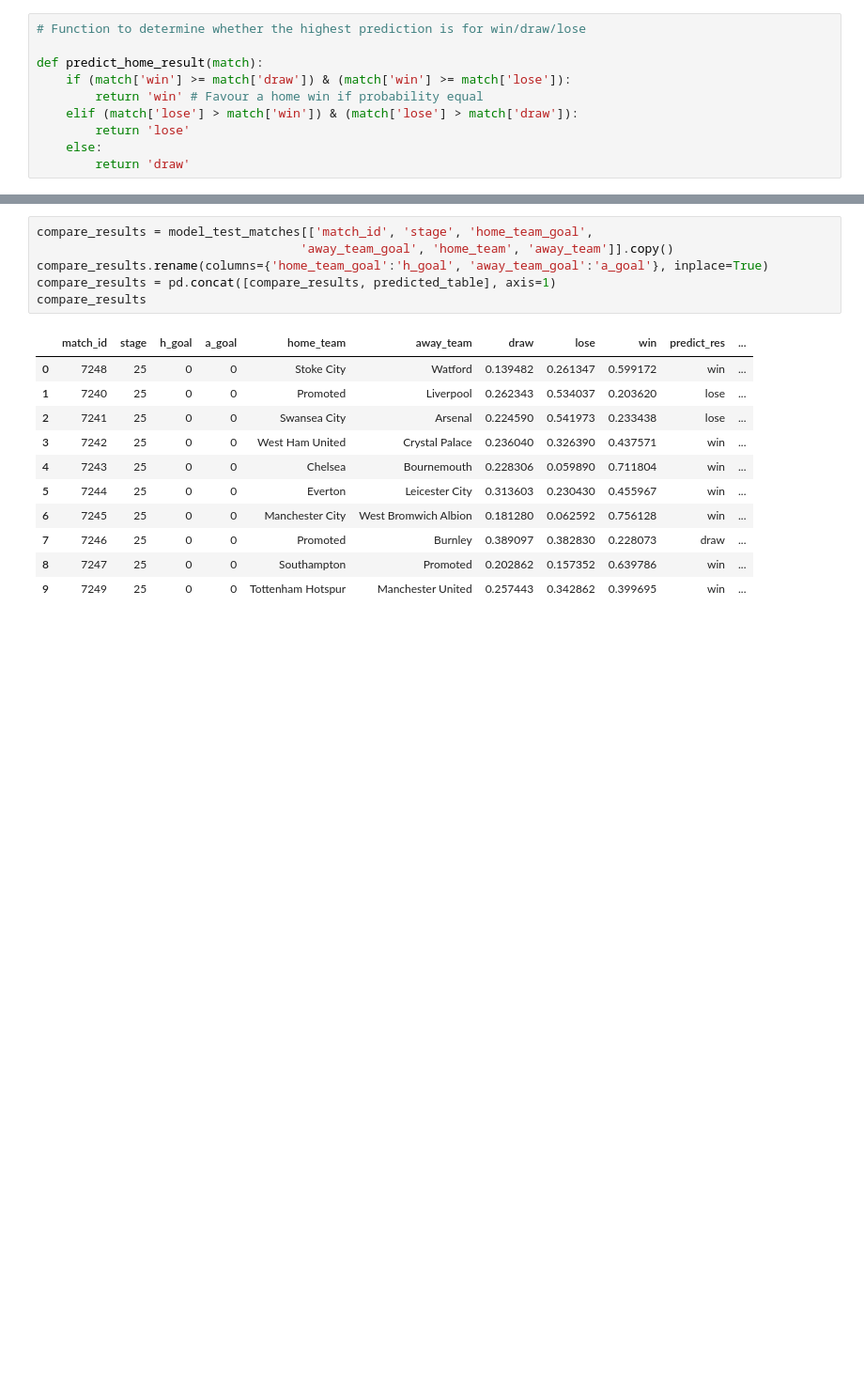
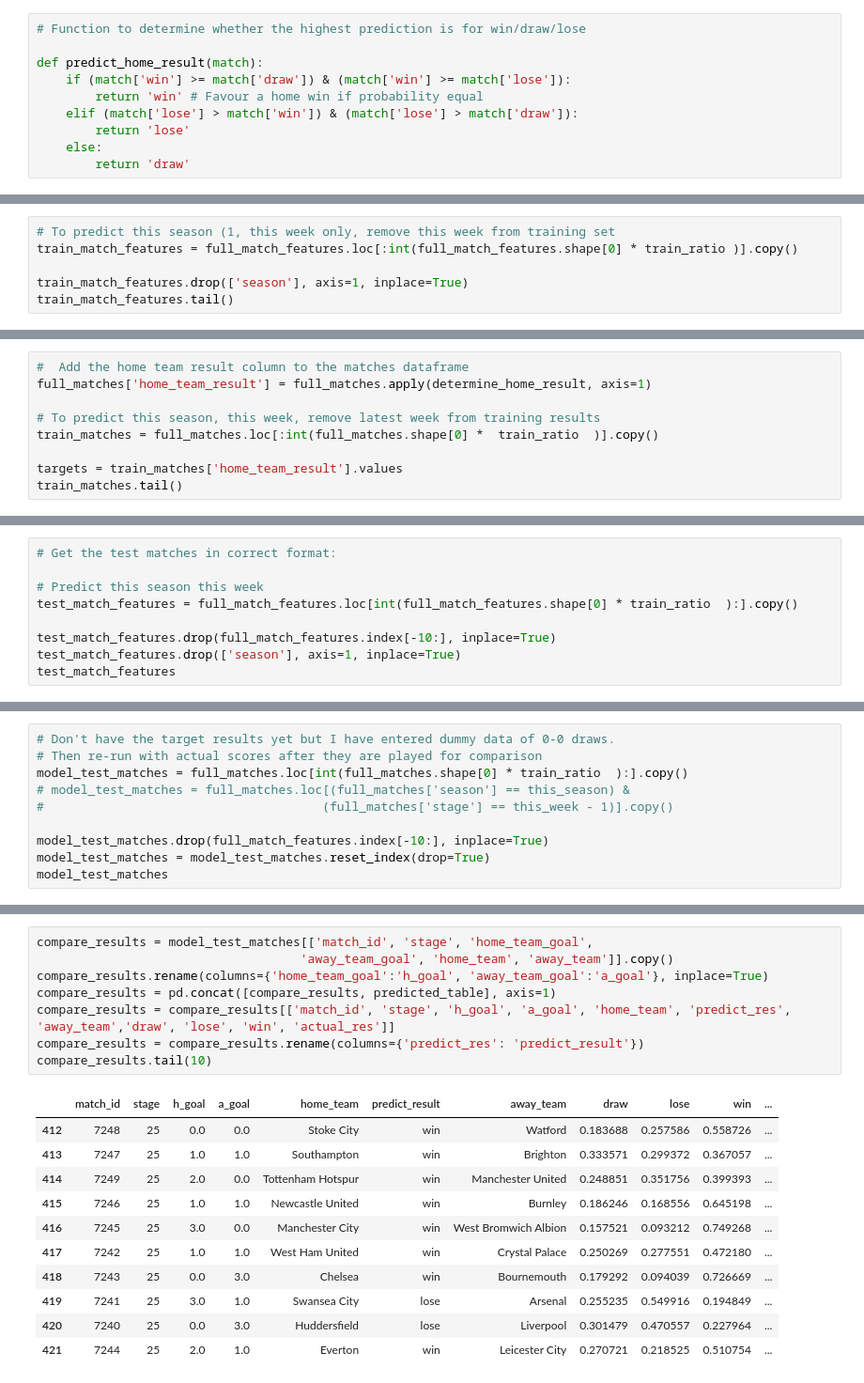
Before and after one commit to opalchonlapat/BabySoccer, a Jupyter notebook: EPL_weekly_predicting.ipynb, the cells around one changed output, grey strips where cells are left out. Shown: that part at 94% size. Saved outputs shown, nothing was run; the diff lists cells and outputs as text; blank space fills up the shorter version.

Commit message:
4th Edit
- Add team rating to predict match result.
- Split train and test data to model.
- Combine 2 model and weight.

```diff
--- a/EPL_weekly_predicting.ipynb
+++ b/EPL_weekly_predicting.ipynb
@@ -545,0 +436,6 @@ How does home team result ([W]in, [D]raw, [L]ose]) : l
+# %%
+# To predict this season (1, this week only, remove this week from training set
+train_match_features = full_match_features.loc[:int(full_match_features.shape[0] * train_ratio )].copy()
+
+train_match_features.drop(['season'], axis=1, inplace=True)
+train_match_features.tail()
@@ -545,0 +478,9 @@ How does home team result ([W]in, [D]raw, [L]ose]) : l
+# %%
+#  Add the home team result column to the matches dataframe
+full_matches['home_team_result'] = full_matches.apply(determine_home_result, axis=1)
+
+# To predict this season, this week, remove latest week from training results
+train_matches = full_matches.loc[:int(full_matches.shape[0] *  train_ratio  )].copy()
+
+targets = train_matches['home_team_result'].values
+train_matches.tail()
@@ -545,0 +496,9 @@ How does home team result ([W]in, [D]raw, [L]ose]) : l
+# %%
+# Get the test matches in correct format:
+
+# Predict this season this week
+test_match_features = full_match_features.loc[int(full_match_features.shape[0] * train_ratio  ):].copy()
+
+test_match_features.drop(full_match_features.index[-10:], inplace=True)
+test_match_features.drop(['season'], axis=1, inplace=True)
+test_match_features
@@ -545,0 +590,10 @@ How does home team result ([W]in, [D]raw, [L]ose]) : l
+# %%
+# Don't have the target results yet but I have entered dummy data of 0-0 draws.
+# Then re-run with actual scores after they are played for comparison
+model_test_matches = full_matches.loc[int(full_matches.shape[0] * train_ratio  ):].copy()
+# model_test_matches = full_matches.loc[(full_matches['season'] == this_season) &
+#                                      (full_matches['stage'] == this_week - 1)].copy()
+
+model_test_matches.drop(full_match_features.index[-10:], inplace=True)
+model_test_matches = model_test_matches.reset_index(drop=True)
+model_test_matches
@@ -576,18 +752,20 @@ dtype: float64
 # %%
 compare_results = model_test_matches[['match_id', 'stage', 'home_team_goal',
                                     'away_team_goal', 'home_team', 'away_team']].copy()
 compare_results.rename(columns={'home_team_goal':'h_goal', 'away_team_goal':'a_goal'}, inplace=True)
 compare_results = pd.concat([compare_results, predicted_table], axis=1)
-compare_results
+compare_results = compare_results[['match_id', 'stage', 'h_goal', 'a_goal', 'home_team', 'predict_res', 'away_team','draw', 'lose', 'win', 'actual_res']]
+compare_results = compare_results.rename(columns={'predict_res': 'predict_result'})
+compare_results.tail(10)
 # %% [output]
-|  | match_id | stage | h_goal | a_goal | home_team | away_team | draw | lose | win | predict_res | ... |
-| 0 | 7248 | 25 | 0 | 0 | Stoke City | Watford | 0.139482 | 0.261347 | 0.599172 | win | ... |
-| 1 | 7240 | 25 | 0 | 0 | Promoted | Liverpool | 0.262343 | 0.534037 | 0.203620 | lose | ... |
-| 2 | 7241 | 25 | 0 | 0 | Swansea City | Arsenal | 0.224590 | 0.541973 | 0.233438 | lose | ... |
-| 3 | 7242 | 25 | 0 | 0 | West Ham United | Crystal Palace | 0.236040 | 0.326390 | 0.437571 | win | ... |
-| 4 | 7243 | 25 | 0 | 0 | Chelsea | Bournemouth | 0.228306 | 0.059890 | 0.711804 | win | ... |
-| 5 | 7244 | 25 | 0 | 0 | Everton | Leicester City | 0.313603 | 0.230430 | 0.455967 | win | ... |
-| 6 | 7245 | 25 | 0 | 0 | Manchester City | West Bromwich Albion | 0.181280 | 0.062592 | 0.756128 | win | ... |
-| 7 | 7246 | 25 | 0 | 0 | Promoted | Burnley | 0.389097 | 0.382830 | 0.228073 | draw | ... |
-| 8 | 7247 | 25 | 0 | 0 | Southampton | Promoted | 0.202862 | 0.157352 | 0.639786 | win | ... |
-| 9 | 7249 | 25 | 0 | 0 | Tottenham Hotspur | Manchester United | 0.257443 | 0.342862 | 0.399695 | win | ... |
+|  | match_id | stage | h_goal | a_goal | home_team | predict_result | away_team | draw | lose | win | ... |
+| 412 | 7248 | 25 | 0.0 | 0.0 | Stoke City | win | Watford | 0.183688 | 0.257586 | 0.558726 | ... |
+| 413 | 7247 | 25 | 1.0 | 1.0 | Southampton | win | Brighton | 0.333571 | 0.299372 | 0.367057 | ... |
+| 414 | 7249 | 25 | 2.0 | 0.0 | Tottenham Hotspur | win | Manchester United | 0.248851 | 0.351756 | 0.399393 | ... |
+| 415 | 7246 | 25 | 1.0 | 1.0 | Newcastle United | win | Burnley | 0.186246 | 0.168556 | 0.645198 | ... |
+| 416 | 7245 | 25 | 3.0 | 0.0 | Manchester City | win | West Bromwich Albion | 0.157521 | 0.093212 | 0.749268 | ... |
+| 417 | 7242 | 25 | 1.0 | 1.0 | West Ham United | win | Crystal Palace | 0.250269 | 0.277551 | 0.472180 | ... |
+| 418 | 7243 | 25 | 0.0 | 3.0 | Chelsea | win | Bournemouth | 0.179292 | 0.094039 | 0.726669 | ... |
+| 419 | 7241 | 25 | 3.0 | 1.0 | Swansea City | lose | Arsenal | 0.255235 | 0.549916 | 0.194849 | ... |
+| 420 | 7240 | 25 | 0.0 | 3.0 | Huddersfield | lose | Liverpool | 0.301479 | 0.470557 | 0.227964 | ... |
+| 421 | 7244 | 25 | 2.0 | 1.0 | Everton | win | Leicester City | 0.270721 | 0.218525 | 0.510754 | ... |
```
Also changed, not shown: parts of 69 cells of this notebook, 1 other file.
